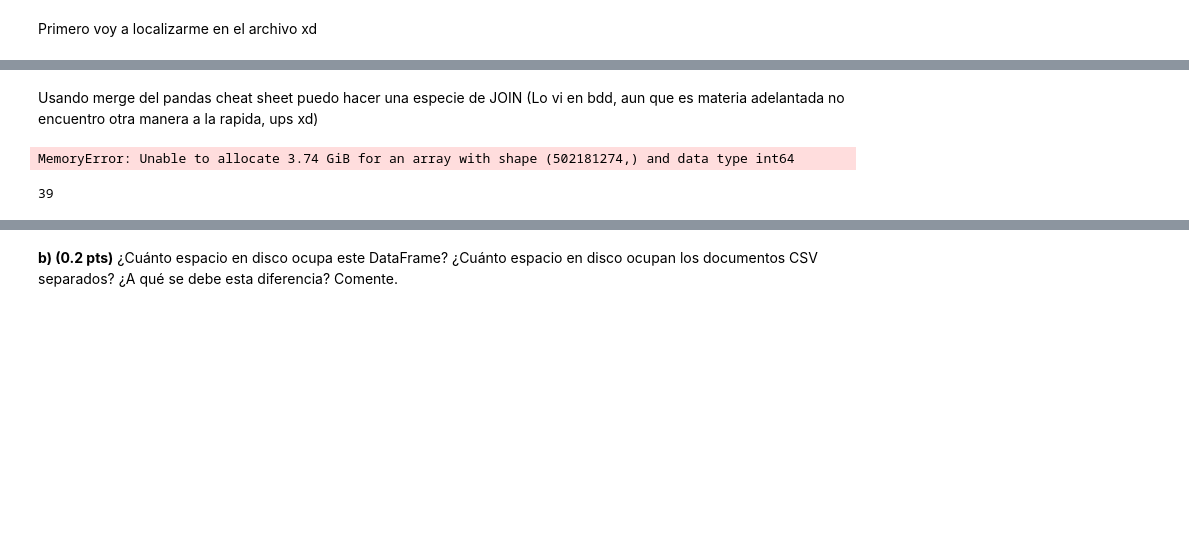
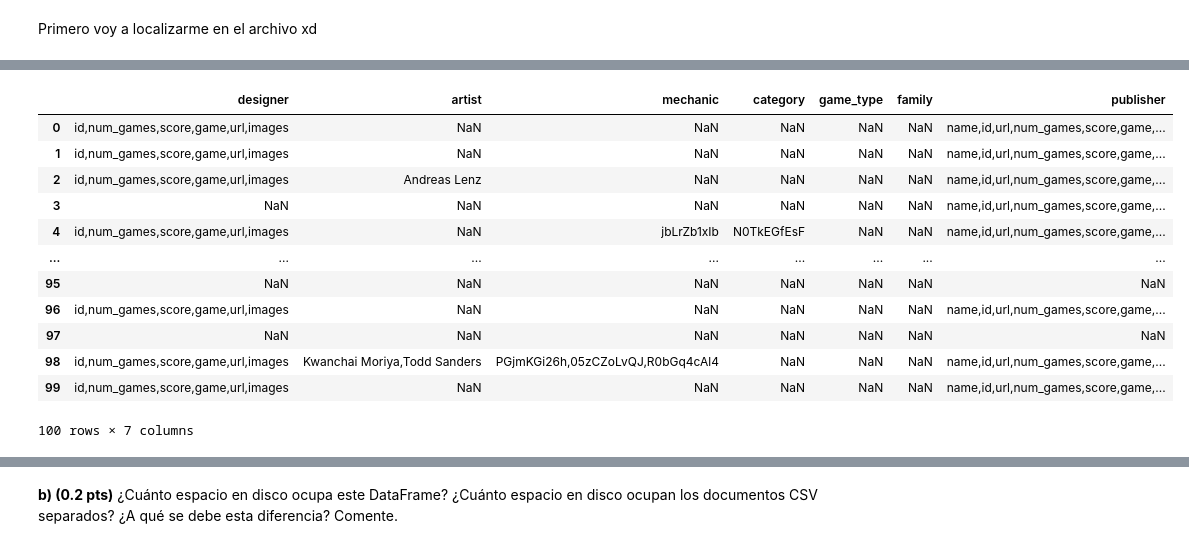
Before and after one commit to LmChicao/IMT2200-Lucas-Chicao, a Jupyter notebook: Tareas/Tarea 1/IMT2200-25s2 - Tarea 01.ipynb, the cells around one changed output, grey strips where cells are left out. Saved outputs shown, nothing was run; the diff lists cells and outputs as text; code cells hidden in the pictures; blank space fills up the shorter version.

```diff
--- a/Tareas/Tarea 1/IMT2200-25s2 - Tarea 01.ipynb
+++ b/Tareas/Tarea 1/IMT2200-25s2 - Tarea 01.ipynb
@@ -125,29 +150,4 @@ C:\Users\lchicao
 # %%
-# bgg_id,name,year,game_type,designer,artist,publisher,min_players,max_players,min_players_rec,max_players_rec,min_players_best,max_players_best,min_age,min_age_rec,min_time,max_time,category,mechanic,cooperative,compilation,compilation_of,family,implementation,integration,rank,num_votes,avg_rating,stddev_rating,bayes_rating,complexity,language_dependency,bga_id,dbpedia_id,luding_id,spielen_id,wikidata_id,wikipedia_id
 
-lista_de_dataframes = []
-
-df_uwuwuwuwu = pd.read_csv("bga_GameItem.csv")
-
-df1 = pd.read_csv("bgg_Category.csv")
-lista_de_dataframes.append(df1)
-df2 = pd.read_csv("bgg_GameFamily.csv")
-lista_de_dataframes.append(df2)
-df3 = pd.read_csv("bgg_GameItem.csv")
-lista_de_dataframes.append(df3)
-df4 = pd.read_csv("bgg_GameType.csv")
-lista_de_dataframes.append(df4)
-df5 = pd.read_csv("bgg_Mechanic.csv")
-lista_de_dataframes.append(df5)
-df6 = pd.read_csv("bgg_Person.csv")
-lista_de_dataframes.append(df6)
-df7 = pd.read_csv("bgg_Publisher.csv")
-lista_de_dataframes.append(df7)
-df8 = pd.read_csv("dbpedia_GameItem.csv")
-lista_de_dataframes.append(df8)
-df9 = pd.read_csv("luding_GameItem.csv")
-lista_de_dataframes.append(df9)
-df10 = pd.read_csv("spielen_GameItem.csv")
-lista_de_dataframes.append(df10)
-df11 = pd.read_csv("wikidata_GameItem.csv")
-lista_de_dataframes.append(df11)
+df = pd.read_csv("bga_GameItem.csv")
+df.head()
@@ -178,21 +162,19 @@ True
-# %% [markdown]
-Usando merge del pandas cheat sheet puedo hacer una especie de JOIN (Lo vi en bdd, aun que es materia adelantada no encuentro otra manera a la rapida, ups xd)
-# %%
-#lista_de_dataframes es la lista donde estan presentes los df
-# df_uwuwuwuwu es el unico que no esta en la lista pq lo tomamos como el primero
-# hago un copy para no modificarlo directamente
-df_resultado = df_uwuwuwuwu.copy()
-
-contador = 0
-for df in lista_de_dataframes:
-    contador += 1
-    df_resultado = pd.merge(df_resultado, df, on='bgg_id', how='left', suffixes=('', f"_df{contador}"))
-# %% [output]
-MemoryError: Unable to allocate 3.74 GiB for an array with shape (502181274,) and data type int64
-# %%
-contador = 0
-for i in resultado.columns:
-    contador+=1
-print(contador)
-# %% [output]
-39
+# %%
+columnas_interes = ["designer", "artist", "mechanic", "category", "game_type", "family", "publisher"]
+df_uwu = df[columnas_interes]
+
+df_uwu.head(100)
+# %% [output]
+|  | designer | artist | mechanic | category | game_type | family | publisher |
+| 0 | id,num_games,score,game,url,images | NaN | NaN | NaN | NaN | NaN | name,id,url,num_games,score,game,... |
+| 1 | id,num_games,score,game,url,images | NaN | NaN | NaN | NaN | NaN | name,id,url,num_games,score,game,... |
+| 2 | id,num_games,score,game,url,images | Andreas Lenz | NaN | NaN | NaN | NaN | name,id,url,num_games,score,game,... |
+| 3 | NaN | NaN | NaN | NaN | NaN | NaN | name,id,url,num_games,score,game,... |
+| 4 | id,num_games,score,game,url,images | NaN | jbLrZb1xIb | N0TkEGfEsF | NaN | NaN | name,id,url,num_games,score,game,... |
+| ... | ... | ... | ... | ... | ... | ... | ... |
+| 95 | NaN | NaN | NaN | NaN | NaN | NaN | NaN |
+| 96 | id,num_games,score,game,url,images | NaN | NaN | NaN | NaN | NaN | name,id,url,num_games,score,game,... |
+| 97 | NaN | NaN | NaN | NaN | NaN | NaN | NaN |
+| 98 | id,num_games,score,game,url,images | Kwanchai Moriya,Todd Sanders | PGjmKGi26h,05zCZoLvQJ,R0bGq4cAl4 | NaN | NaN | NaN | name,id,url,num_games,score,game,... |
+| 99 | id,num_games,score,game,url,images | NaN | NaN | NaN | NaN | NaN | name,id,url,num_games,score,game,... |
+100 rows × 7 columns
```
Also changed, not shown: parts of 11 cells of this notebook, 1 other file.
